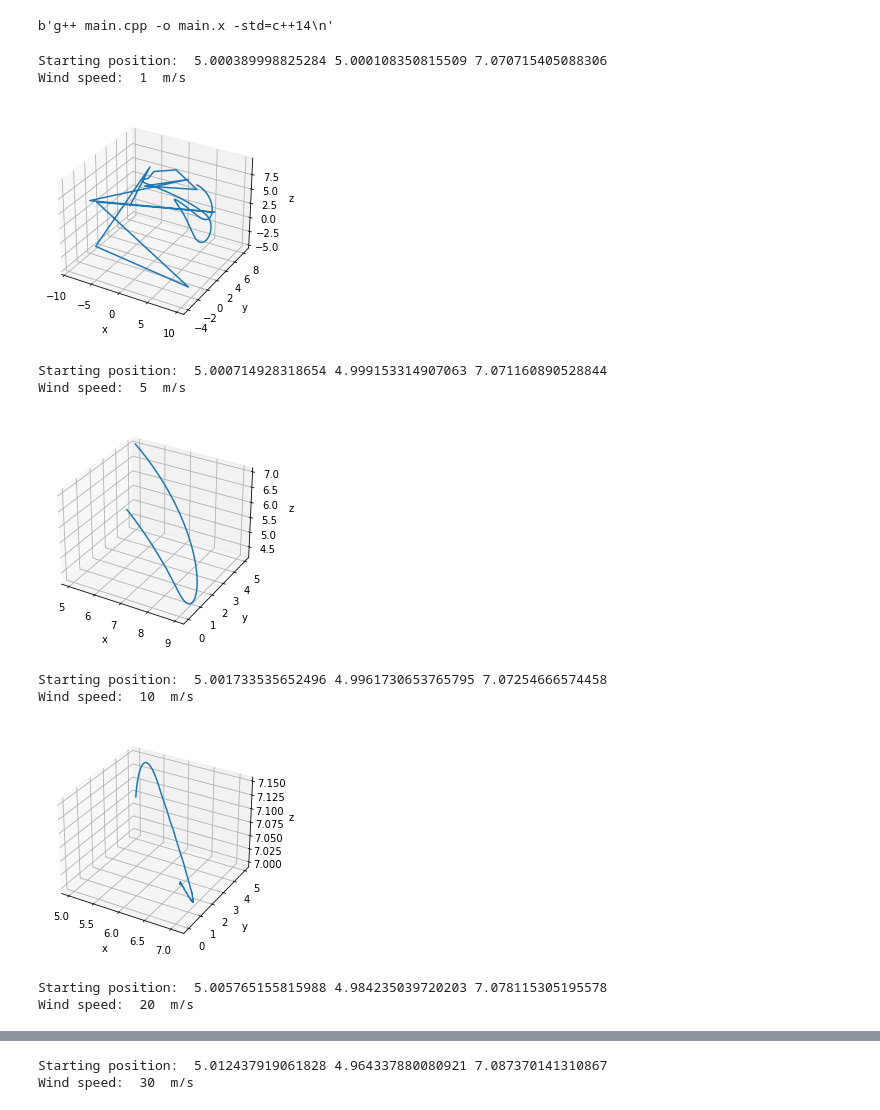
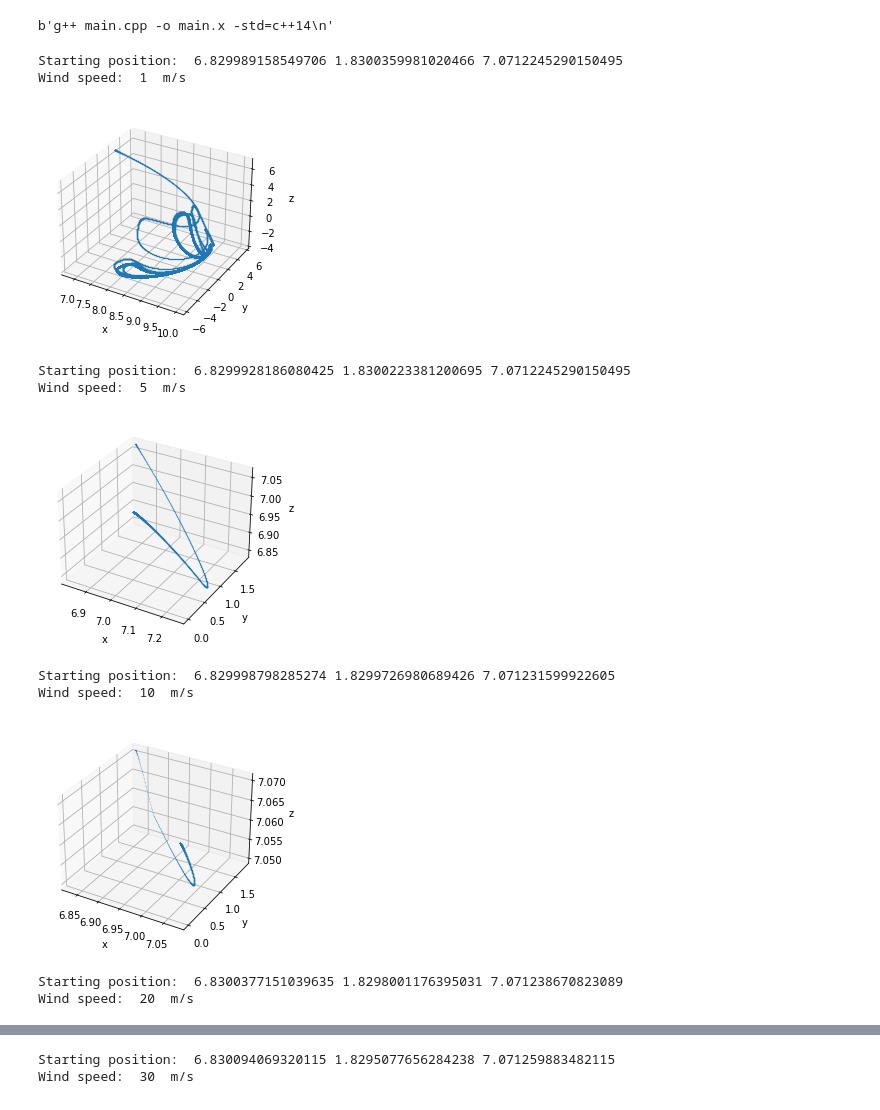
Before and after one commit to lorenzobasile/KiteRL, a Jupyter notebook: test_and_plot.ipynb, the cells around one changed output, grey strips where cells are left out. Cells and saved outputs as stored; diff of their text form; code cells hidden in the pictures.

Commit message:
decreased step, modified initial position

```diff
--- a/test_and_plot.ipynb
+++ b/test_and_plot.ipynb
@@ -10,40 +10,40 @@ b'g++ main.cpp -o main.x -std=c++14\n'
 # %%
 windspeeds=[1, 5, 10, 20, 30] #m/s
 for windspeed in windspeeds:
     fig=plt.figure()
     ax = fig.add_subplot(111, projection = '3d')
     theta=[]
     phi=[]
     r=[]
     position_list=subprocess.check_output(["./main.x", "%d"%windspeed]).decode() #simulating for 10 minutes, step=0.01
     position_list=position_list.split("\n")
     for line in position_list[:-1]:
         line=line.split(' ')
         theta.append(float(line[4]))
         phi.append(float(line[5]))
         r.append(float(line[6]))
     theta=np.array(theta)
     phi=np.array(phi)
     r=np.array(r)
     x=np.multiply(r, np.multiply(np.sin(theta), np.cos(phi)))
     y=np.multiply(r, np.multiply(np.sin(theta), np.sin(phi)))
     z=np.multiply(r, np.cos(theta))
     print("Starting position: ",x[0], y[0], z[0])
-    ax.plot(x, y, z)
+    ax.plot(x, y, z, 'o', markersize=0.1)
     ax.set_xlabel("x")
     ax.set_ylabel("y")
     ax.set_zlabel("z")
     print("Wind speed: ", windspeed, " m/s")
     plt.show()
 # %% [output]
-Starting position:  5.000389998825284 5.000108350815509 7.070715405088306
+Starting position:  6.829989158549706 1.8300359981020466 7.0712245290150495
 Wind speed:  1  m/s
-[figure, old version]
+[figure, new version]
-Starting position:  5.000714928318654 4.999153314907063 7.071160890528844
+Starting position:  6.8299928186080425 1.8300223381200695 7.0712245290150495
 Wind speed:  5  m/s
-[figure, old version]
+[figure, new version]
-Starting position:  5.001733535652496 4.9961730653765795 7.07254666574458
+Starting position:  6.829998798285274 1.8299726980689426 7.071231599922605
 Wind speed:  10  m/s
-[figure, old version]
+[figure, new version]
-Starting position:  5.005765155815988 4.984235039720203 7.078115305195578
+Starting position:  6.8300377151039635 1.8298001176395031 7.071238670823089
 Wind speed:  20  m/s
@@ -51,2 +51,2 @@ Wind speed:  20  m/s
-Starting position:  5.012437919061828 4.964337880080921 7.087370141310867
+Starting position:  6.830094069320115 1.8295077656284238 7.071259883482115
 Wind speed:  30  m/s
```
Also changed, not shown: parts of 1 cell of this notebook, 1 other file.
